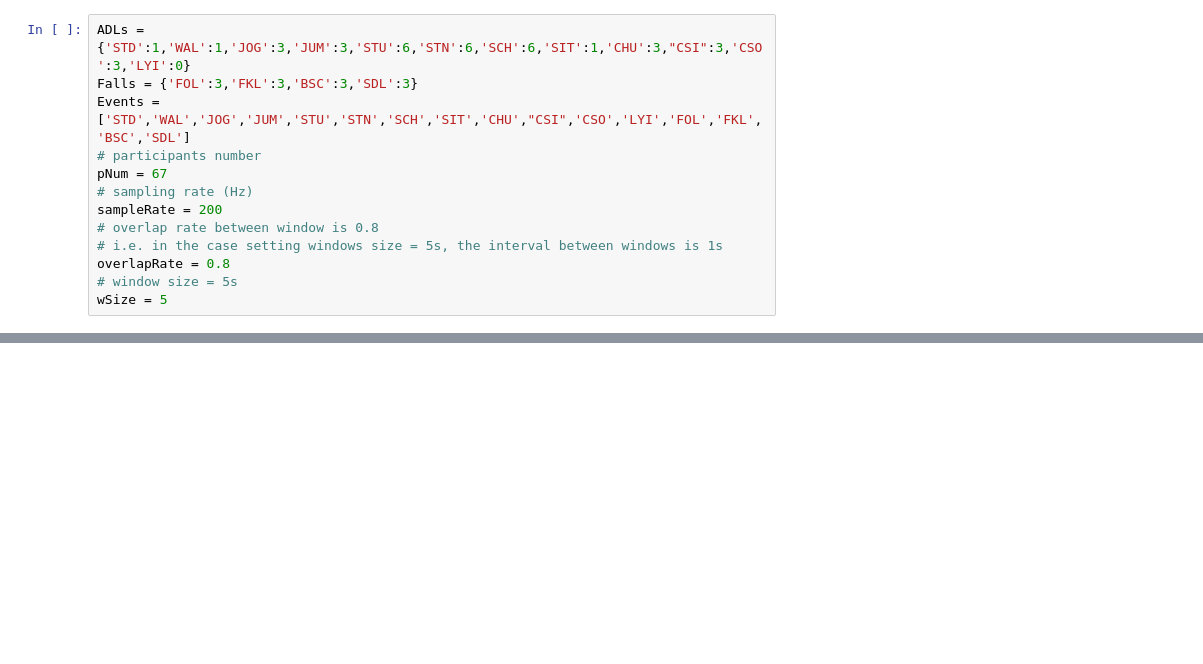
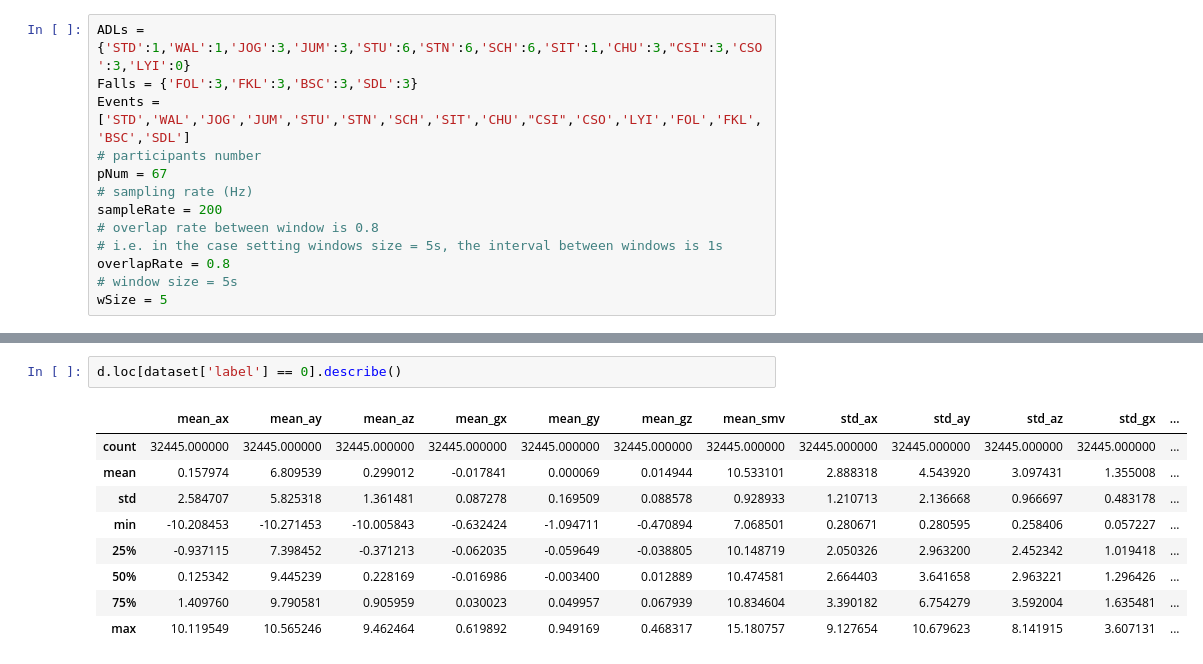
Before and after one commit to SDP-Group-1/fall_detection, a Jupyter notebook: feature_extraction.ipynb, the cells around one changed output, grey strips where cells are left out. Saved outputs shown, nothing was run; the diff lists cells and outputs as text; blank space fills up the shorter version.

```diff
--- a/feature_extraction.ipynb
+++ b/feature_extraction.ipynb
@@ -209,0 +251,12 @@ dataset
+# %%
+d.loc[dataset['label'] == 0].describe()
+# %% [output]
+|  | mean_ax | mean_ay | mean_az | mean_gx | mean_gy | mean_gz | mean_smv | std_ax | std_ay | std_az | std_gx | ... |
+| count | 32445.000000 | 32445.000000 | 32445.000000 | 32445.000000 | 32445.000000 | 32445.000000 | 32445.000000 | 32445.000000 | 32445.000000 | 32445.000000 | 32445.000000 | ... |
+| mean | 0.157974 | 6.809539 | 0.299012 | -0.017841 | 0.000069 | 0.014944 | 10.533101 | 2.888318 | 4.543920 | 3.097431 | 1.355008 | ... |
+| std | 2.584707 | 5.825318 | 1.361481 | 0.087278 | 0.169509 | 0.088578 | 0.928933 | 1.210713 | 2.136668 | 0.966697 | 0.483178 | ... |
+| min | -10.208453 | -10.271453 | -10.005843 | -0.632424 | -1.094711 | -0.470894 | 7.068501 | 0.280671 | 0.280595 | 0.258406 | 0.057227 | ... |
+| 25% | -0.937115 | 7.398452 | -0.371213 | -0.062035 | -0.059649 | -0.038805 | 10.148719 | 2.050326 | 2.963200 | 2.452342 | 1.019418 | ... |
+| 50% | 0.125342 | 9.445239 | 0.228169 | -0.016986 | -0.003400 | 0.012889 | 10.474581 | 2.664403 | 3.641658 | 2.963221 | 1.296426 | ... |
+| 75% | 1.409760 | 9.790581 | 0.905959 | 0.030023 | 0.049957 | 0.067939 | 10.834604 | 3.390182 | 6.754279 | 3.592004 | 1.635481 | ... |
+| max | 10.119549 | 10.565246 | 9.462464 | 0.619892 | 0.949169 | 0.468317 | 15.180757 | 9.127654 | 10.679623 | 8.141915 | 3.607131 | ... |
```
Also changed, not shown: parts of 9 cells of this notebook, 2 other files.
